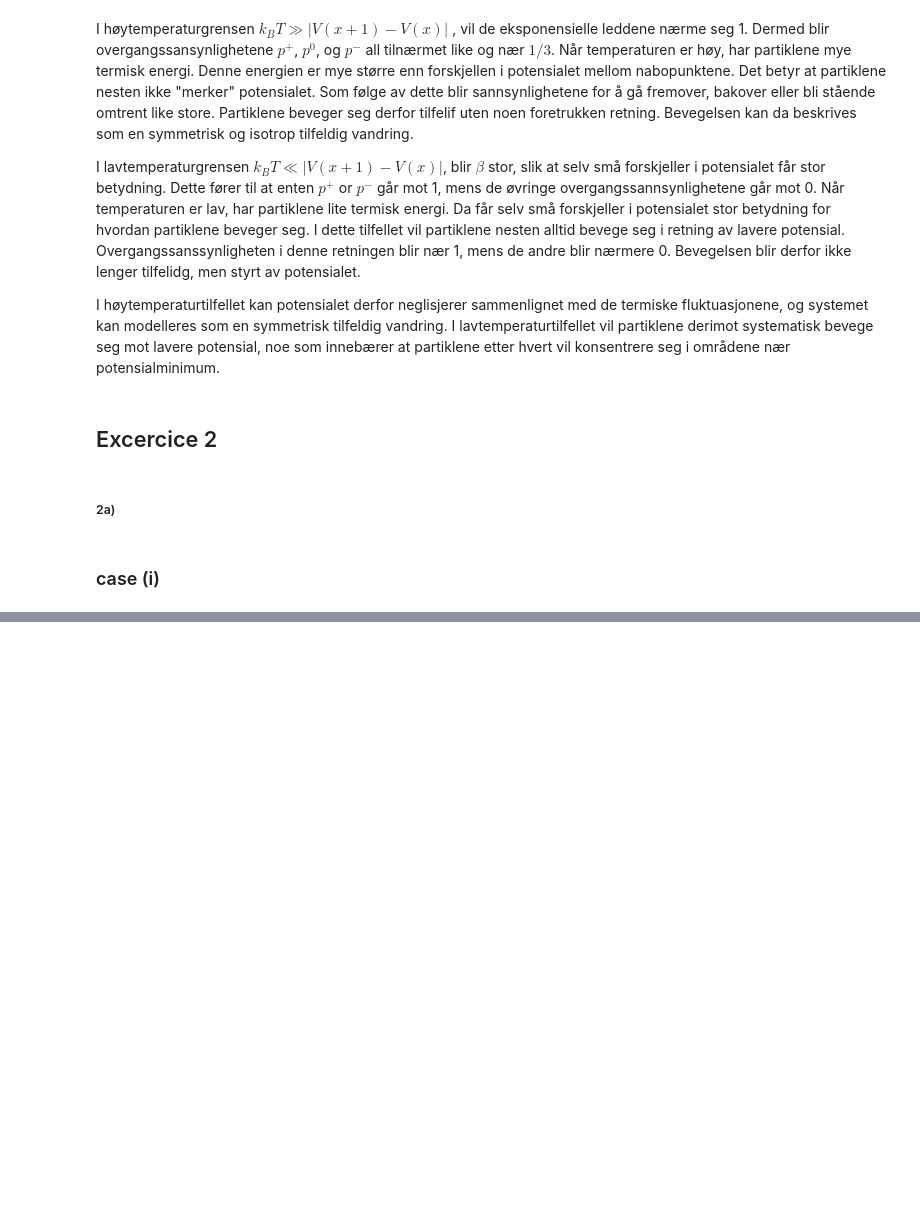
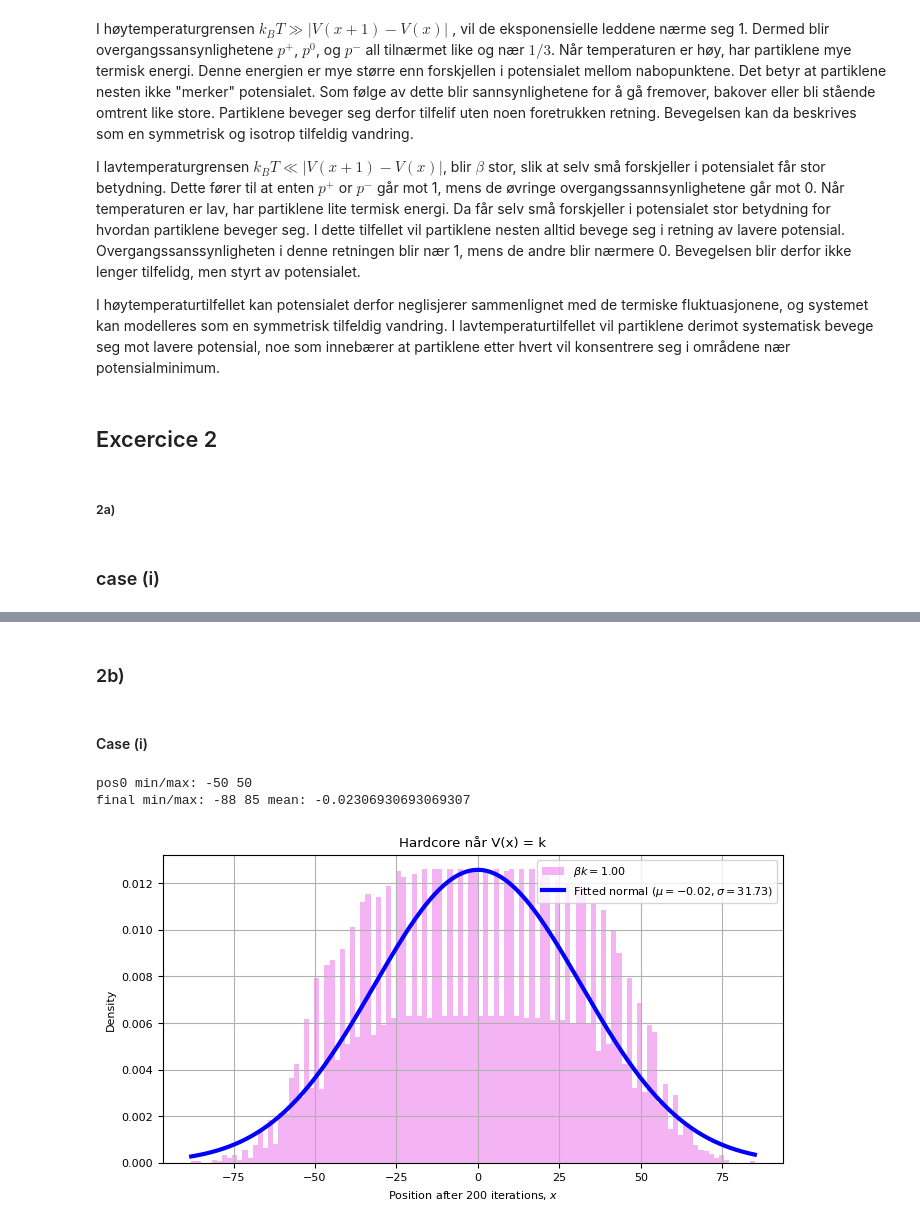
Before and after one commit to selmaberg05/TMA4320-Prosjekt2-gruppe-Andrihol-Emilyan-Selmahbe, a Jupyter notebook: Prosjekt2.ipynb, the cells around one changed output, grey strips where cells are left out. Drawn from its saved outputs; the diff is of its cells as text; code cells hidden in the pictures; blank space fills up the shorter version.

```diff
--- a/Prosjekt2.ipynb
+++ b/Prosjekt2.ipynb
@@ -206,0 +270,2 @@ For $V(x)=-kx$ ser vi derimot at fordelingen er forskjøvet mot positive $x$-ver
+# %% [markdown]
+### 2b)
@@ -206,0 +312,47 @@ For $V(x)=-kx$ ser vi derimot at fordelingen er forskjøvet mot positive $x$-ver
+# %%
+def run_case_hardcore(Vfunc, B, V_label, pos0_mode="spread", a=False, xlim=None):
+    if pos0_mode == "spread":
+        pos0 = np.arange(Np) - Np//2
+    else:
+        pos0 = np.zeros(Np, dtype=int)
+
+    all_final = []
+    for _ in range(runs):
+        all_final.append(simWalk_hardcore(Vfunc, B, pos0, Tp, dt, h, k))
+    all_final = np.concatenate(all_final)
+
+    print("pos0 min/max:", pos0.min(), pos0.max())
+    print("final min/max:", all_final.min(), all_final.max(), "mean:", all_final.mean())
+
+
+    if a==True: #hvis jeg skal ha normalfordeling på hsitogrammet
+        mu = np.mean(all_final) #beregner gjennomsnittet av den
+        sigma = np.std(all_final)
+
+        x = np.linspace(all_final.min(), all_final.max(), 400)
+        pdf = (1/(sigma*np.sqrt(2*np.pi))) * np.exp(-0.5*((x-mu)/sigma)**2)
+
+
+
+
+
+    plt.figure()
+    plt.hist(all_final, bins=110, density=True, alpha=0.6,
+             color="violet", label=rf'$\beta k={B*k:.2f}$')
+    if a==True:
+        plt.plot(x, pdf, color="Blue", linewidth=3, label=rf'Fitted normal ($\mu={mu:.2f}, \sigma={sigma:.2f}$)')
+    plt.title(rf"Hardcore når {V_label}")
+    plt.xlabel(rf"Position after {Tp} iterations, $x$")
+    plt.ylabel("Density")
+    plt.xlim(xlim)
+    plt.legend()
+    plt.grid(True)
+    plt.show()
+# %% [markdown]
+#### Case (i)
+# %%
+run_case_hardcore(V_const, B, "V(x) = k", pos0_mode="spread", a=True)
+# %% [output]
+pos0 min/max: -50 50
+final min/max: -88 85 mean: -0.02306930693069307
+[figure, added]
```
Also changed, not shown: parts of 14 cells of this notebook.
